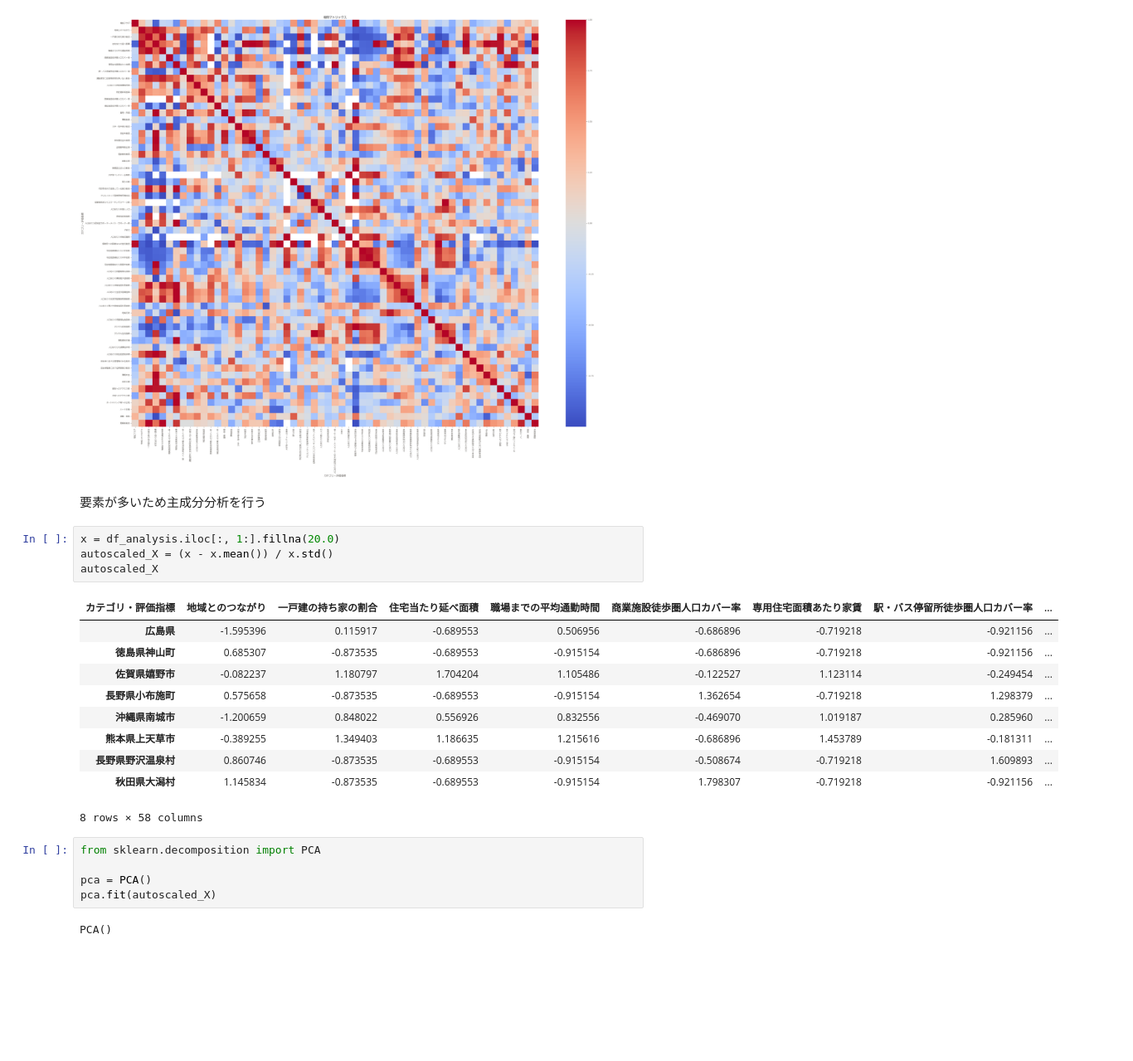
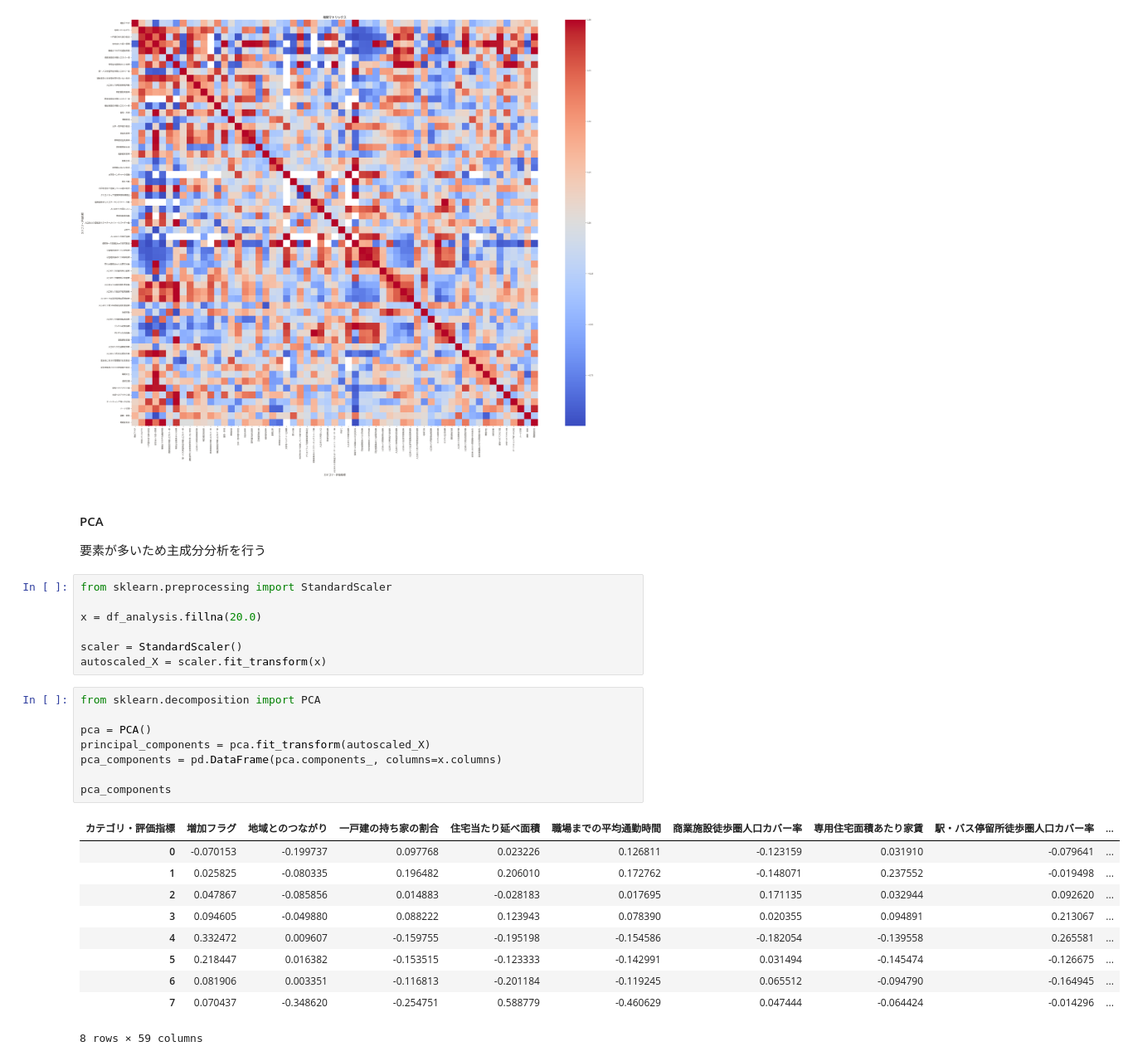
Before and after one commit to GuitarBuilderClass/census-of-people, a Jupyter notebook: notebooks/well_being_analysis.ipynb, the cells around one changed output. Shown at 83% size. Saved outputs shown, nothing was run; the diff lists cells and outputs as text; blank space fills up the shorter version.

```diff
--- a/notebooks/well_being_analysis.ipynb
+++ b/notebooks/well_being_analysis.ipynb
@@ -378,27 +365,33 @@ plt.show()
 # %% [output]
 [figure]
 # %% [markdown]
+#### PCA
+
 要素が多いため主成分分析を行う
 # %%
-x = df_analysis.iloc[:, 1:].fillna(20.0)
-autoscaled_X = (x - x.mean()) / x.std()
-autoscaled_X
+from sklearn.preprocessing import StandardScaler
+
+x = df_analysis.fillna(20.0)
+
+scaler = StandardScaler()
+autoscaled_X = scaler.fit_transform(x)
-# %% [output]
-| カテゴリ・評価指標 | 地域とのつながり | 一戸建の持ち家の割合 | 住宅当たり延べ面積 | 職場までの平均通勤時間 | 商業施設徒歩圏人口カバー率 | 専用住宅面積あたり家賃 | 駅・バス停留所徒歩圏人口カバー率 | ... |
-| 広島県 | -1.595396 | 0.115917 | -0.689553 | 0.506956 | -0.686896 | -0.719218 | -0.921156 | ... |
-| 徳島県神山町 | 0.685307 | -0.873535 | -0.689553 | -0.915154 | -0.686896 | -0.719218 | -0.921156 | ... |
-| 佐賀県嬉野市 | -0.082237 | 1.180797 | 1.704204 | 1.105486 | -0.122527 | 1.123114 | -0.249454 | ... |
-| 長野県小布施町 | 0.575658 | -0.873535 | -0.689553 | -0.915154 | 1.362654 | -0.719218 | 1.298379 | ... |
-| 沖縄県南城市 | -1.200659 | 0.848022 | 0.556926 | 0.832556 | -0.469070 | 1.019187 | 0.285960 | ... |
-| 熊本県上天草市 | -0.389255 | 1.349403 | 1.186635 | 1.215616 | -0.686896 | 1.453789 | -0.181311 | ... |
-| 長野県野沢温泉村 | 0.860746 | -0.873535 | -0.689553 | -0.915154 | -0.508674 | -0.719218 | 1.609893 | ... |
-| 秋田県大潟村 | 1.145834 | -0.873535 | -0.689553 | -0.915154 | 1.798307 | -0.719218 | -0.921156 | ... |
-8 rows × 58 columns
 # %%
 from sklearn.decomposition import PCA
 
 pca = PCA()
-pca.fit(autoscaled_X)
+principal_components = pca.fit_transform(autoscaled_X)
+pca_components = pd.DataFrame(pca.components_, columns=x.columns)
+
+pca_components
 # %% [output]
+| カテゴリ・評価指標 | 増加フラグ | 地域とのつながり | 一戸建の持ち家の割合 | 住宅当たり延べ面積 | 職場までの平均通勤時間 | 商業施設徒歩圏人口カバー率 | 専用住宅面積あたり家賃 | 駅・バス停留所徒歩圏人口カバー率 | ... |
+| 0 | -0.070153 | -0.199737 | 0.097768 | 0.023226 | 0.126811 | -0.123159 | 0.031910 | -0.079641 | ... |
+| 1 | 0.025825 | -0.080335 | 0.196482 | 0.206010 | 0.172762 | -0.148071 | 0.237552 | -0.019498 | ... |
+| 2 | 0.047867 | -0.085856 | 0.014883 | -0.028183 | 0.017695 | 0.171135 | 0.032944 | 0.092620 | ... |
+| 3 | 0.094605 | -0.049880 | 0.088222 | 0.123943 | 0.078390 | 0.020355 | 0.094891 | 0.213067 | ... |
+| 4 | 0.332472 | 0.009607 | -0.159755 | -0.195198 | -0.154586 | -0.182054 | -0.139558 | 0.265581 | ... |
+| 5 | 0.218447 | 0.016382 | -0.153515 | -0.123333 | -0.142991 | 0.031494 | -0.145474 | -0.126675 | ... |
+| 6 | 0.081906 | 0.003351 | -0.116813 | -0.201184 | -0.119245 | 0.065512 | -0.094790 | -0.164945 | ... |
+| 7 | 0.070437 | -0.348620 | -0.254751 | 0.588779 | -0.460629 | 0.047444 | -0.064424 | -0.014296 | ... |
-PCA()
+8 rows × 59 columns
 # %%
```
Also changed, not shown: parts of 19 cells of this notebook, 5 other files.
